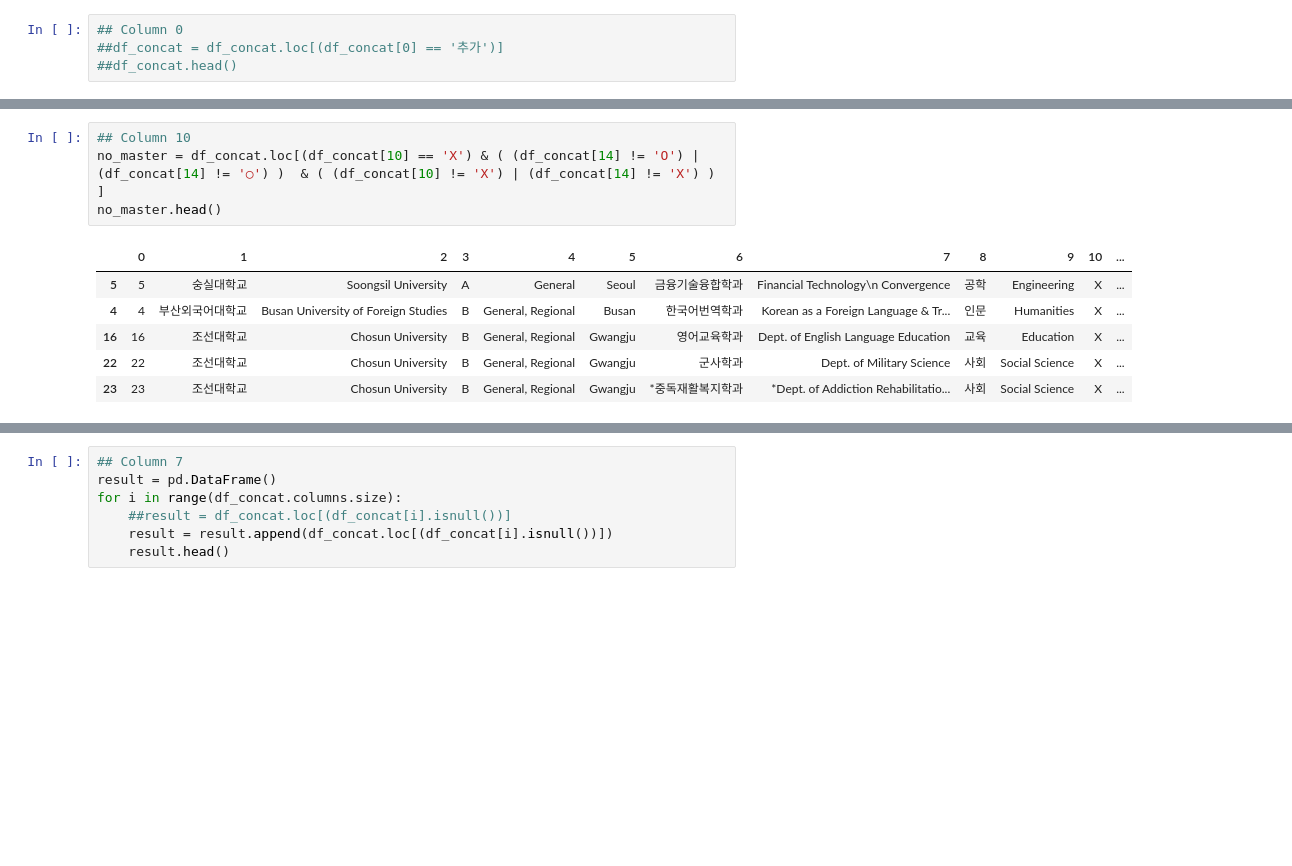
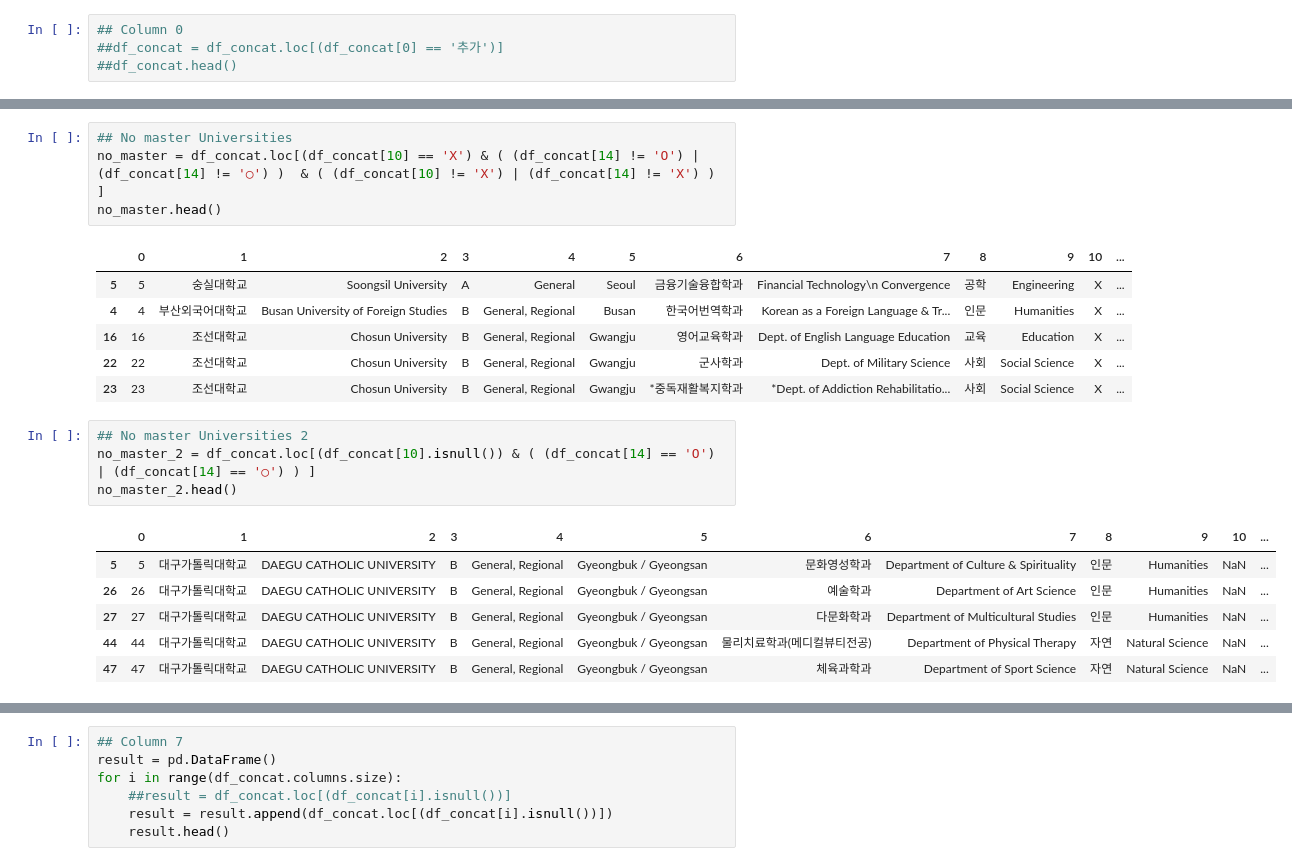
Before and after one commit to JASorianoHernandez/gks24_UniversityDataInformationProject, a Jupyter notebook: GKS24_Univeristies_DataInformation.ipynb, the cells around one changed output, grey strips where cells are left out. Saved outputs shown, nothing was run; the diff lists cells and outputs as text; blank space fills up the shorter version.

```diff
--- a/GKS24_Univeristies_DataInformation.ipynb
+++ b/GKS24_Univeristies_DataInformation.ipynb
@@ -204,5 +148,5 @@ columna 0
 # %%
-## Column 10
+## No master Universities
 no_master = df_concat.loc[(df_concat[10] == 'X') & ( (df_concat[14] != 'O') | (df_concat[14] != '○') )  & ( (df_concat[10] != 'X') | (df_concat[14] != 'X') ) ]
 no_master.head()
 # %% [output]
@@ -212,5 +156,16 @@ no_master.head()
 | 16 | 16 | 조선대학교 | Chosun University | B | General, Regional | Gwangju | 영어교육학과 | Dept. of English Language Education | 교육 | Education | X | ... |
 | 22 | 22 | 조선대학교 | Chosun University | B | General, Regional | Gwangju | 군사학과 | Dept. of Military Science | 사회 | Social Science | X | ... |
 | 23 | 23 | 조선대학교 | Chosun University | B | General, Regional | Gwangju | *중독재활복지학과 | *Dept. of Addiction Rehabilitatio... | 사회 | Social Science | X | ... |
+# %%
+## No master Universities 2
+no_master_2 = df_concat.loc[(df_concat[10].isnull()) & ( (df_concat[14] == 'O') | (df_concat[14] == '○') ) ]
+no_master_2.head()
+# %% [output]
+|  | 0 | 1 | 2 | 3 | 4 | 5 | 6 | 7 | 8 | 9 | 10 | ... |
+| 5 | 5 | 대구가톨릭대학교 | DAEGU CATHOLIC UNIVERSITY | B | General, Regional | Gyeongbuk / Gyeongsan | 문화영성학과 | Department of Culture & Spirituality | 인문 | Humanities | NaN | ... |
+| 26 | 26 | 대구가톨릭대학교 | DAEGU CATHOLIC UNIVERSITY | B | General, Regional | Gyeongbuk / Gyeongsan | 예술학과 | Department of Art Science | 인문 | Humanities | NaN | ... |
+| 27 | 27 | 대구가톨릭대학교 | DAEGU CATHOLIC UNIVERSITY | B | General, Regional | Gyeongbuk / Gyeongsan | 다문화학과 | Department of Multicultural Studies | 인문 | Humanities | NaN | ... |
+| 44 | 44 | 대구가톨릭대학교 | DAEGU CATHOLIC UNIVERSITY | B | General, Regional | Gyeongbuk / Gyeongsan | 물리치료학과(메디컬뷰티전공) | Department of Physical Therapy | 자연 | Natural Science | NaN | ... |
+| 47 | 47 | 대구가톨릭대학교 | DAEGU CATHOLIC UNIVERSITY | B | General, Regional | Gyeongbuk / Gyeongsan | 체육과학과 | Department of Sport Science | 자연 | Natural Science | NaN | ... |
 # %%
 no_doctoral = df_concat.loc[(df_concat[14] == 'X') & ( (df_concat[10] != 'O') | (df_concat[10] != '○') ) & ( (df_concat[10] != 'X') | (df_concat[14] != 'X') )]
```
Also changed, not shown: parts of 33 cells of this notebook.
